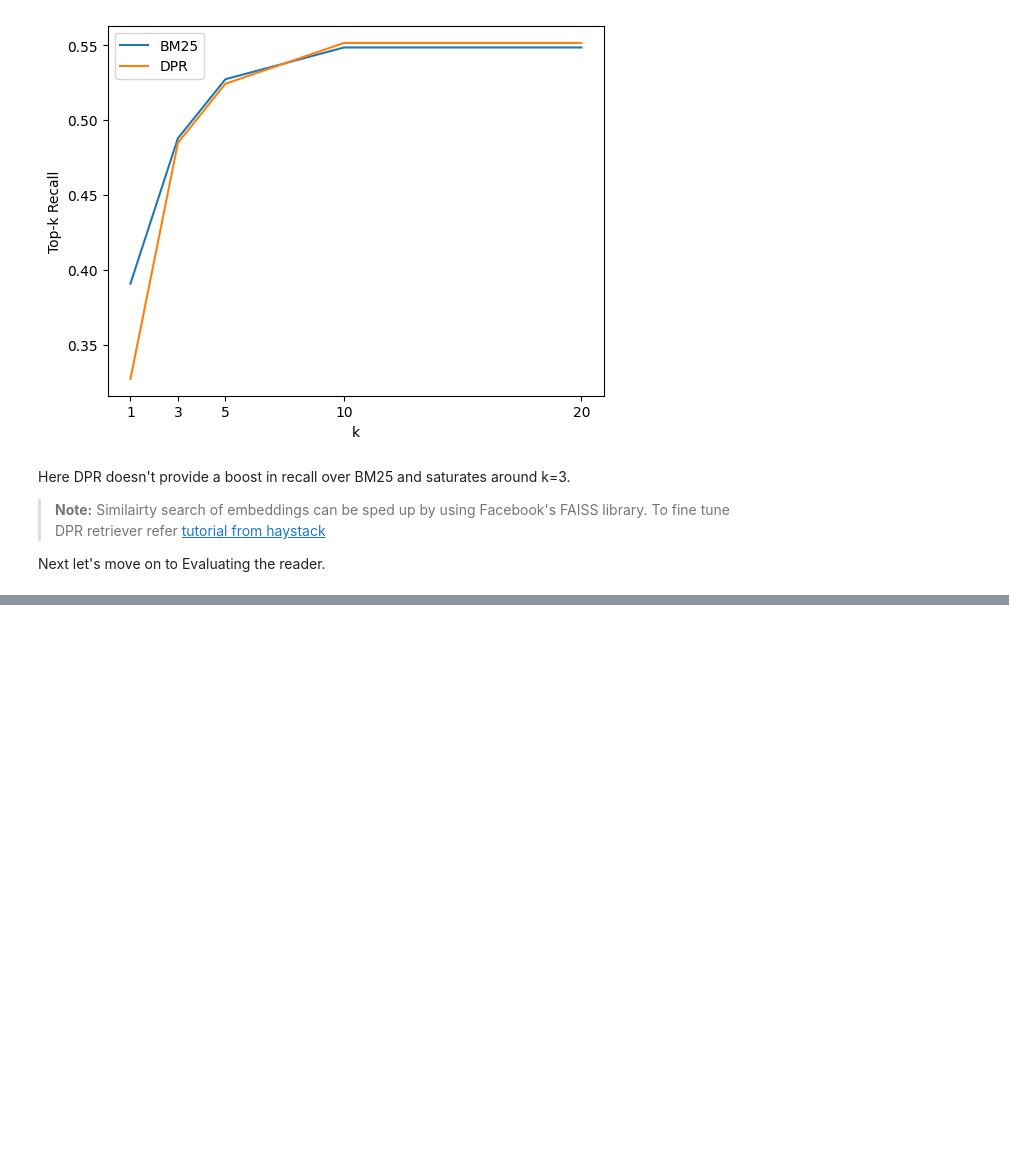
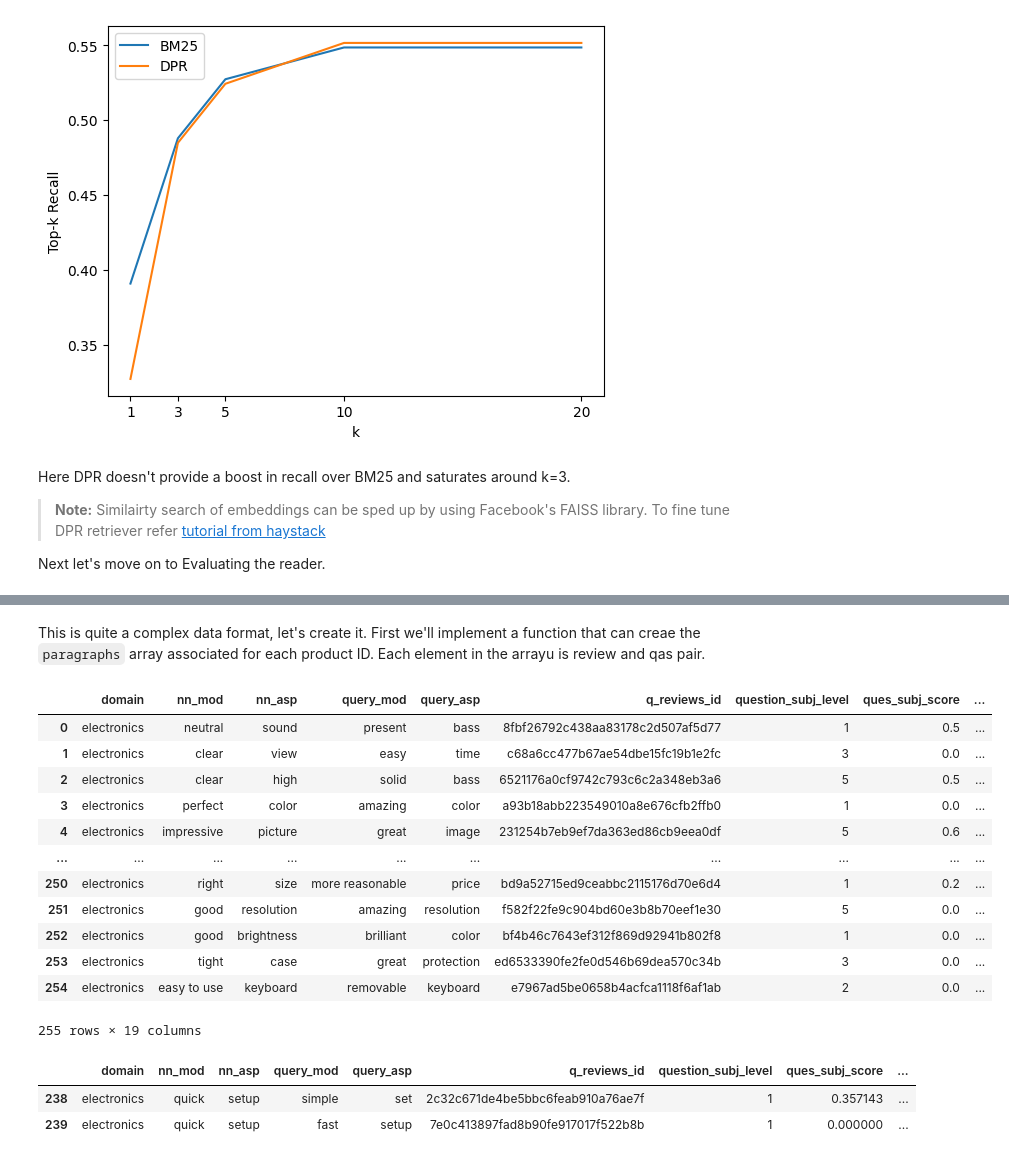
Before and after one commit to JpChii/nlp-with-hugging-face, a Jupyter notebook: notebooks/7-question-answering.ipynb, the cells around one changed output, grey strips where cells are left out. Drawn from its saved outputs; the diff is of its cells as text; code cells hidden in the pictures; blank space fills up the shorter version.

```diff
--- a/notebooks/7-question-answering.ipynb
+++ b/notebooks/7-question-answering.ipynb
@@ -1324,0 +1470,26 @@ Next let's move on to Evaluating the reader.
+# %% [markdown]
+This is quite a complex data format, let's create it. First we'll implement a function that can creae the `paragraphs` array associated for each product ID. Each element in the arrayu is review and qas pair.
+# %%
+# We'll use the dataframe
+df
+# %% [output]
+|  | domain | nn_mod | nn_asp | query_mod | query_asp | q_reviews_id | question_subj_level | ques_subj_score | ... |
+| 0 | electronics | neutral | sound | present | bass | 8fbf26792c438aa83178c2d507af5d77 | 1 | 0.5 | ... |
+| 1 | electronics | clear | view | easy | time | c68a6cc477b67ae54dbe15fc19b1e2fc | 3 | 0.0 | ... |
+| 2 | electronics | clear | high | solid | bass | 6521176a0cf9742c793c6c2a348eb3a6 | 5 | 0.5 | ... |
+| 3 | electronics | perfect | color | amazing | color | a93b18abb223549010a8e676cfb2ffb0 | 1 | 0.0 | ... |
+| 4 | electronics | impressive | picture | great | image | 231254b7eb9ef7da363ed86cb9eea0df | 5 | 0.6 | ... |
+| ... | ... | ... | ... | ... | ... | ... | ... | ... | ... |
+| 250 | electronics | right | size | more reasonable | price | bd9a52715ed9ceabbc2115176d70e6d4 | 1 | 0.2 | ... |
+| 251 | electronics | good | resolution | amazing | resolution | f582f22fe9c904bd60e3b8b70eef1e30 | 5 | 0.0 | ... |
+| 252 | electronics | good | brightness | brilliant | color | bf4b46c7643ef312f869d92941b802f8 | 1 | 0.0 | ... |
+| 253 | electronics | tight | case | great | protection | ed6533390fe2fe0d546b69dea570c34b | 3 | 0.0 | ... |
+| 254 | electronics | easy to use | keyboard | removable | keyboard | e7967ad5be0658b4acfca1118f6af1ab | 2 | 0.0 | ... |
+255 rows × 19 columns
+# %%
+# Each review is associated with multiple questions
+df[df['review_id'] == "6b05cce6f0560eb8b3b09f3caee5d106"]
+# %% [output]
+|  | domain | nn_mod | nn_asp | query_mod | query_asp | q_reviews_id | question_subj_level | ques_subj_score | ... |
+| 238 | electronics | quick | setup | simple | set | 2c32c671de4be5bbc6feab910a76ae7f | 1 | 0.357143 | ... |
+| 239 | electronics | quick | setup | fast | setup | 7e0c413897fad8b90fe917017f522b8b | 1 | 0.000000 | ... |
```
Also changed, not shown: parts of 21 cells of this notebook, 4 other files.
